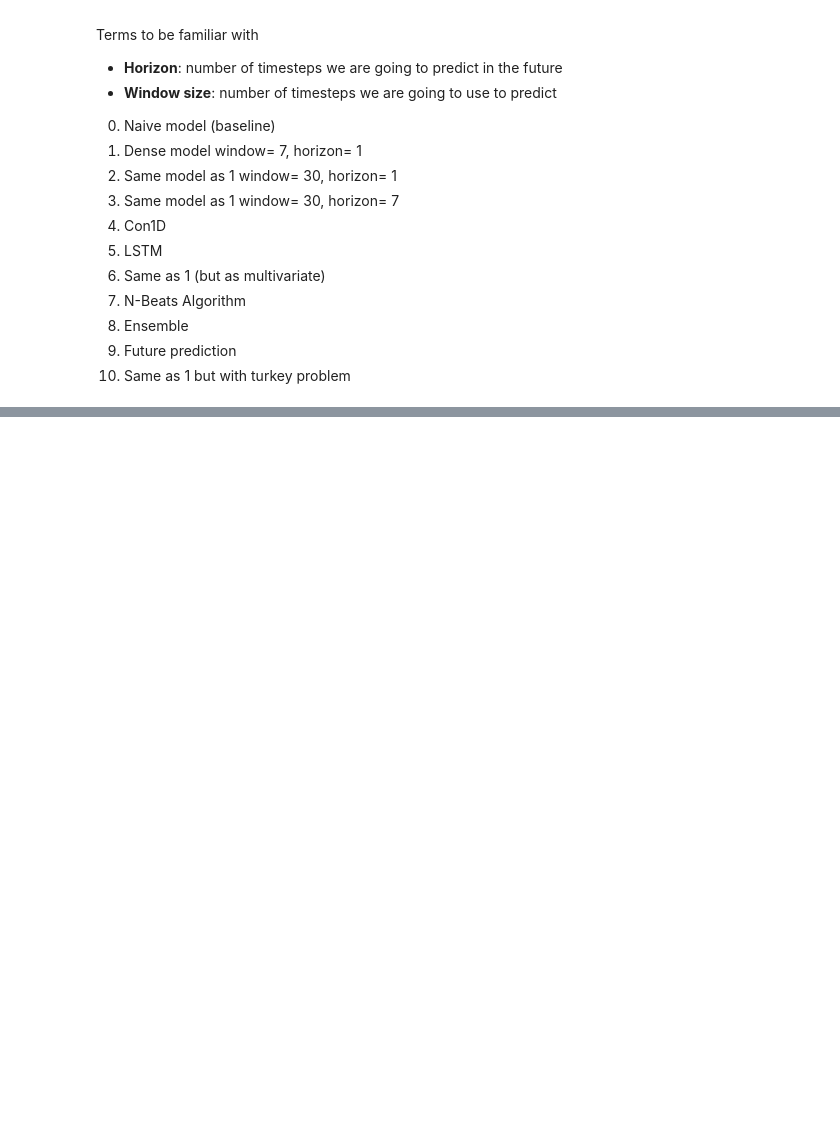
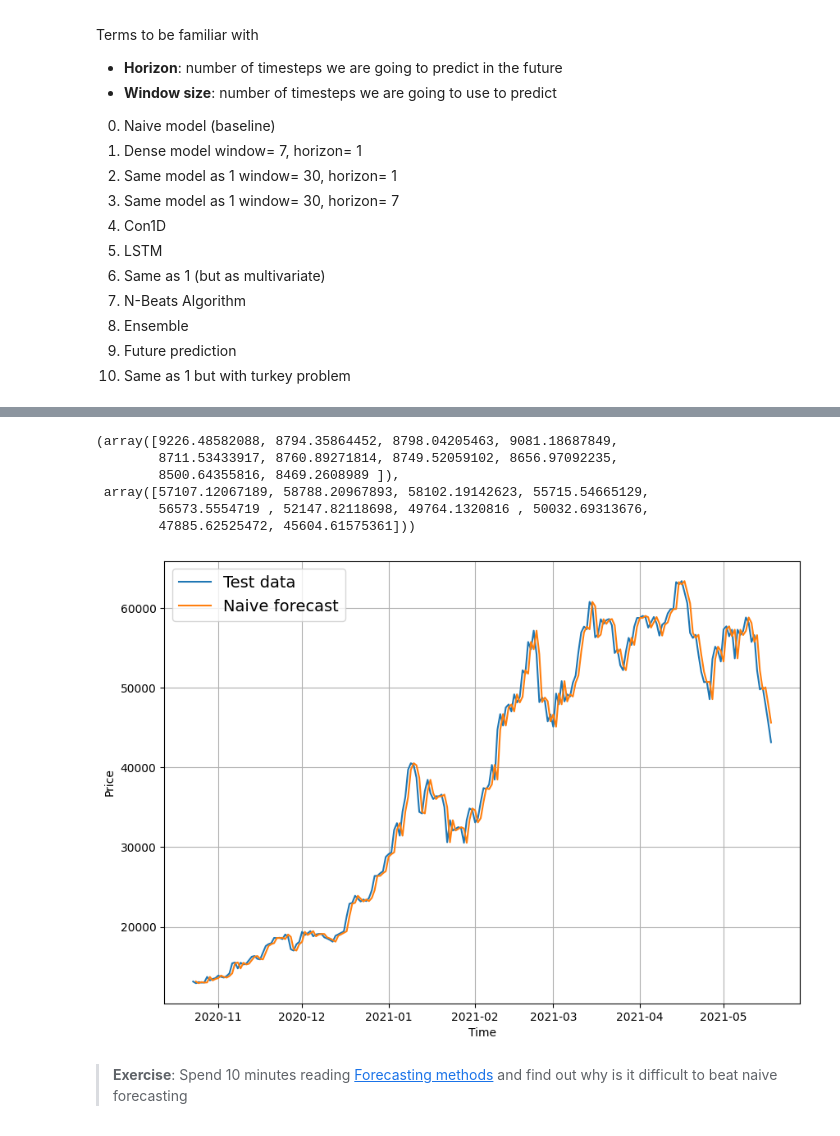
Before and after one commit to klsharma22/ASLFingerSpelling, a Jupyter notebook: 10_time_series_forecasting_with_tensorflow.ipynb, the cells around one changed output, grey strips where cells are left out. Saved outputs shown, nothing was run; the diff lists cells and outputs as text; code cells hidden in the pictures; blank space fills up the shorter version.

Commit message:
Created naive forecasting model

```diff
--- a/10_time_series_forecasting_with_tensorflow.ipynb
+++ b/10_time_series_forecasting_with_tensorflow.ipynb
@@ -264,0 +274,22 @@ Terms to be familiar with
+# %%
+# Create naive forecast
+naive_forecast = y_test[:-1]
+
+naive_forecast[:10], naive_forecast[-10:]
+# %% [output]
+(array([9226.48582088, 8794.35864452, 8798.04205463, 9081.18687849,
+        8711.53433917, 8760.89271814, 8749.52059102, 8656.97092235,
+        8500.64355816, 8469.2608989 ]),
+ array([57107.12067189, 58788.20967893, 58102.19142623, 55715.54665129,
+        56573.5554719 , 52147.82118698, 49764.1320816 , 50032.69313676,
+        47885.62525472, 45604.61575361]))
+# %%
+# Plot naive forecast
+plt.figure(figsize= (10, 7))
+# plot_time_series(timesteps= X_train, values= y_train, label= 'Train data')
+plot_time_series(timesteps= X_test, values= y_test, start= 350, format= '-', label= 'Test data')
+plot_time_series(timesteps= X_test[1:], values= naive_forecast, start= 350, format= '-', label= 'Naive forecast')
+# %% [output]
+[figure, added]
+# %% [markdown]
+> **Exercise**: Spend 10 minutes reading [Forecasting methods](https://otexts.com/fpp3/simple-methods.html) and find out why is it difficult to beat naive forecasting
```
Also changed, not shown: parts of 1 cell of this notebook.
